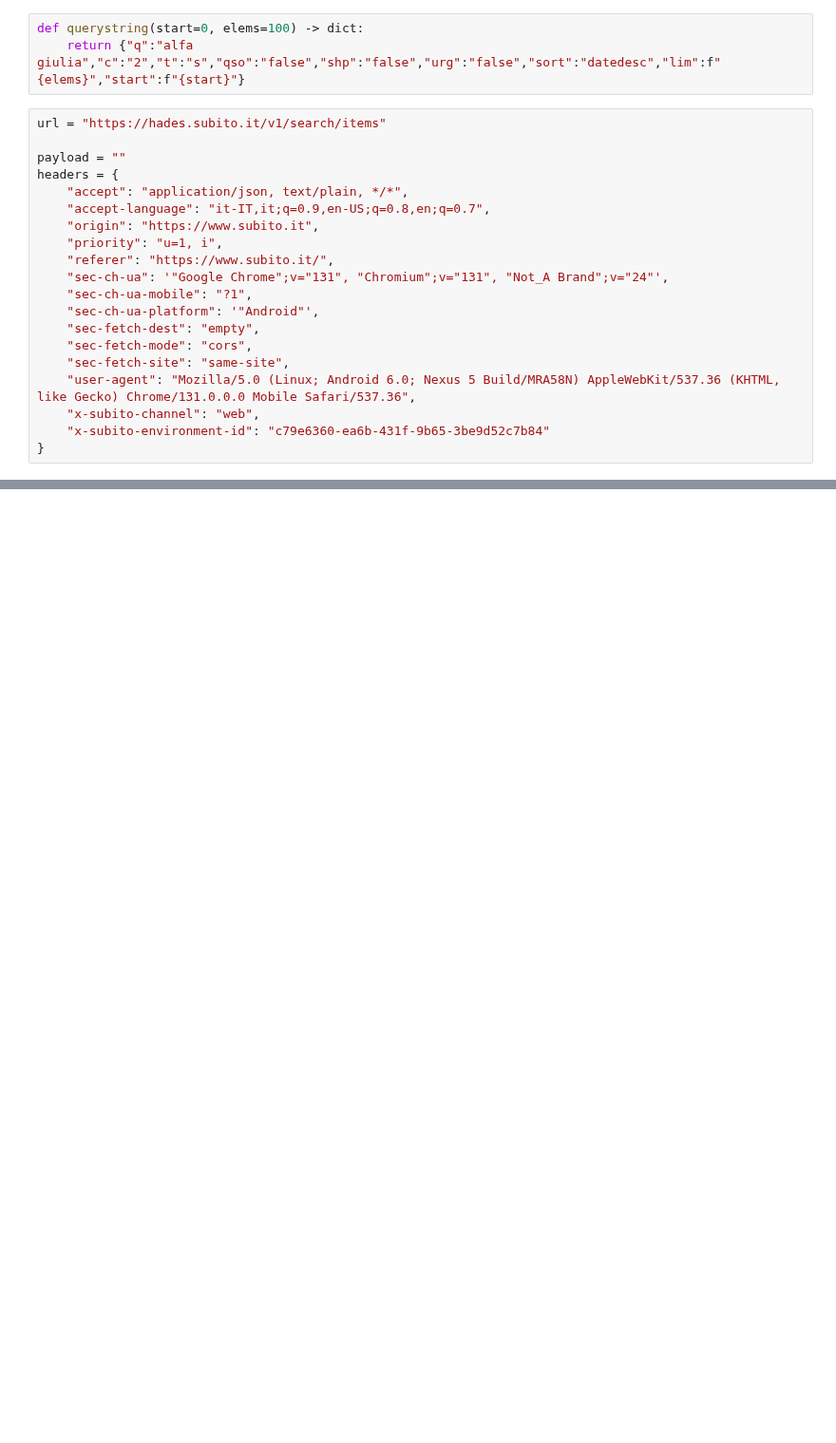
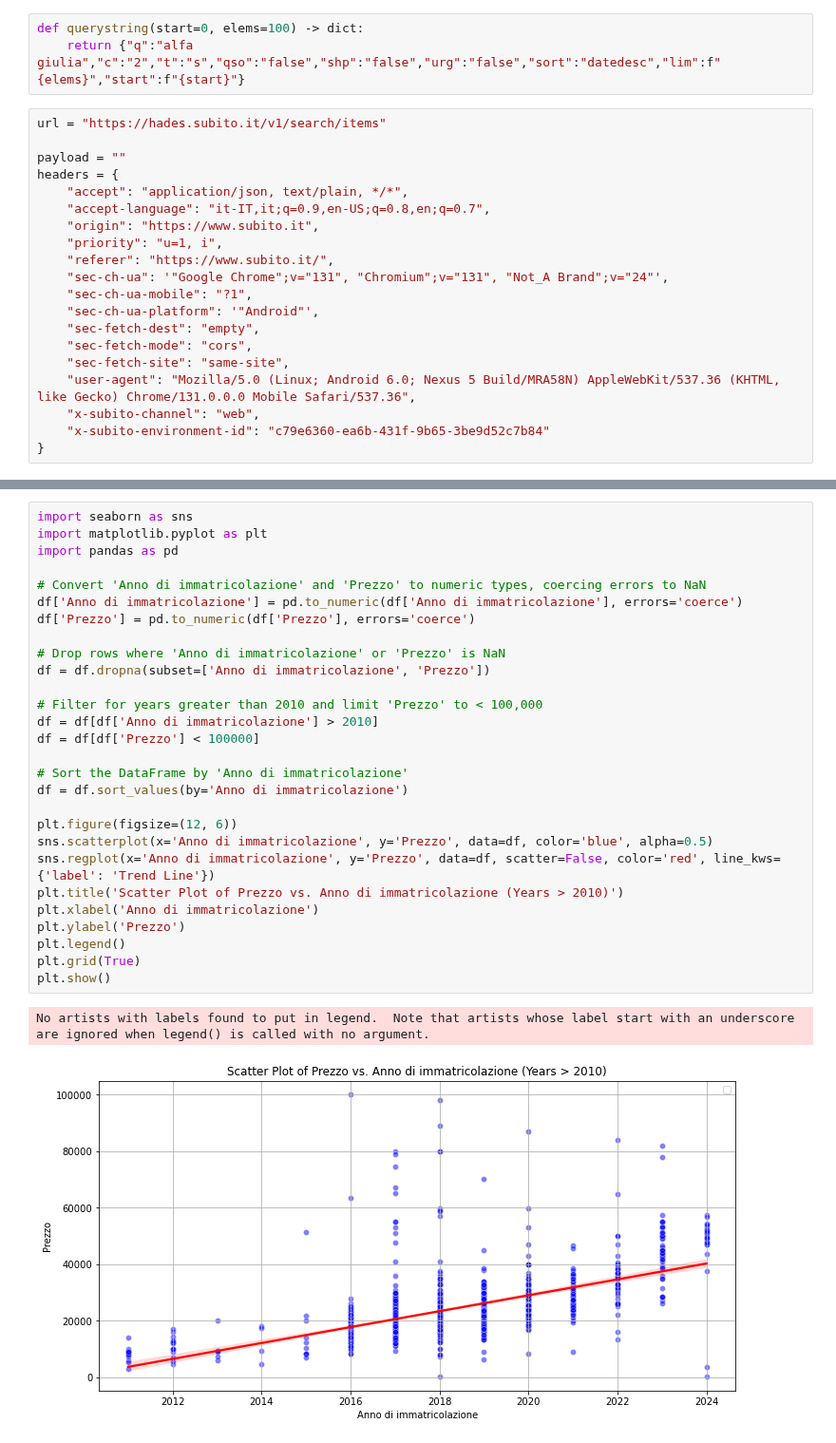
Before and after one commit to andreapanico10/automobili-subito-it, a Jupyter notebook: subito-scraper.ipynb, the cells around one changed output, grey strips where cells are left out. Shown at 95% size. Saved outputs shown, nothing was run; the diff lists cells and outputs as text; blank space fills up the shorter version.

Commit message:
[AP] nb update with graphs

```diff
--- a/subito-scraper.ipynb
+++ b/subito-scraper.ipynb
@@ -143,0 +237,31 @@ df
+# %%
+import seaborn as sns
+import matplotlib.pyplot as plt
+import pandas as pd
+
+# Convert 'Anno di immatricolazione' and 'Prezzo' to numeric types, coercing errors to NaN
+df['Anno di immatricolazione'] = pd.to_numeric(df['Anno di immatricolazione'], errors='coerce')
+df['Prezzo'] = pd.to_numeric(df['Prezzo'], errors='coerce')
+
+# Drop rows where 'Anno di immatricolazione' or 'Prezzo' is NaN
+df = df.dropna(subset=['Anno di immatricolazione', 'Prezzo'])
+
+# Filter for years greater than 2010 and limit 'Prezzo' to < 100,000
+df = df[df['Anno di immatricolazione'] > 2010]
+df = df[df['Prezzo'] < 100000]
+
+# Sort the DataFrame by 'Anno di immatricolazione'
+df = df.sort_values(by='Anno di immatricolazione')
+
+plt.figure(figsize=(12, 6))
+sns.scatterplot(x='Anno di immatricolazione', y='Prezzo', data=df, color='blue', alpha=0.5)
+sns.regplot(x='Anno di immatricolazione', y='Prezzo', data=df, scatter=False, color='red', line_kws={'label': 'Trend Line'})
+plt.title('Scatter Plot of Prezzo vs. Anno di immatricolazione (Years > 2010)')
+plt.xlabel('Anno di immatricolazione')
+plt.ylabel('Prezzo')
+plt.legend()
+plt.grid(True)
+plt.show()
+# %% [output]
+No artists with labels found to put in legend.  Note that artists whose label start with an underscore are ignored when legend() is called with no argument.
+[figure, added]
```
Also changed, not shown: parts of 8 cells of this notebook.
